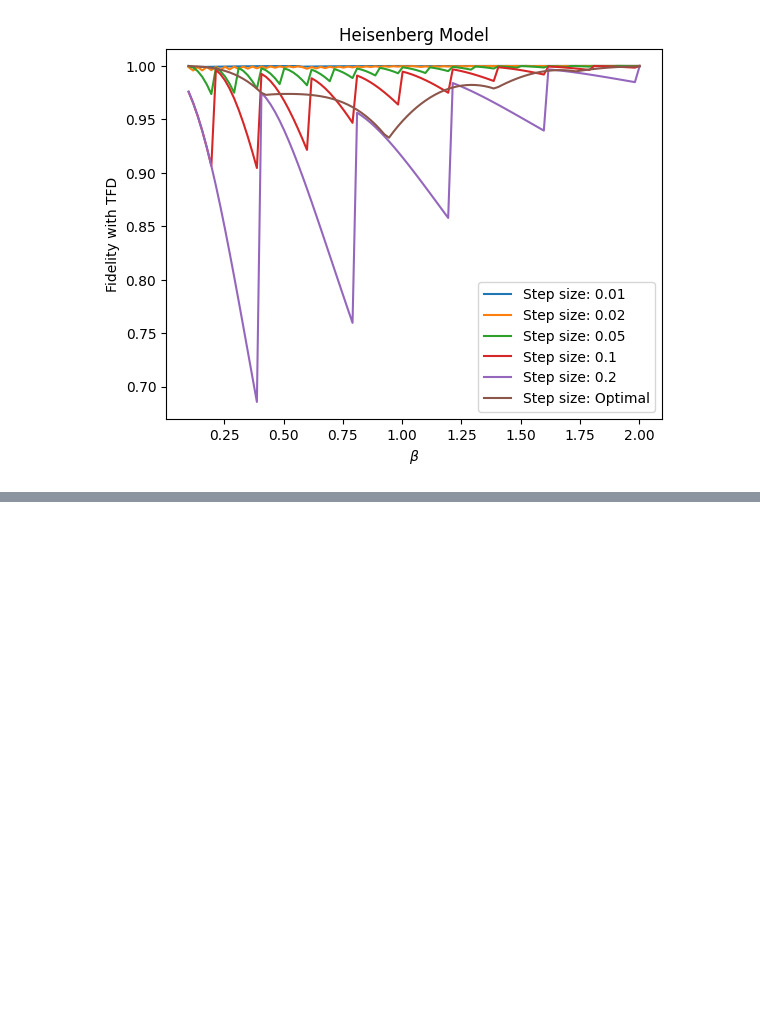
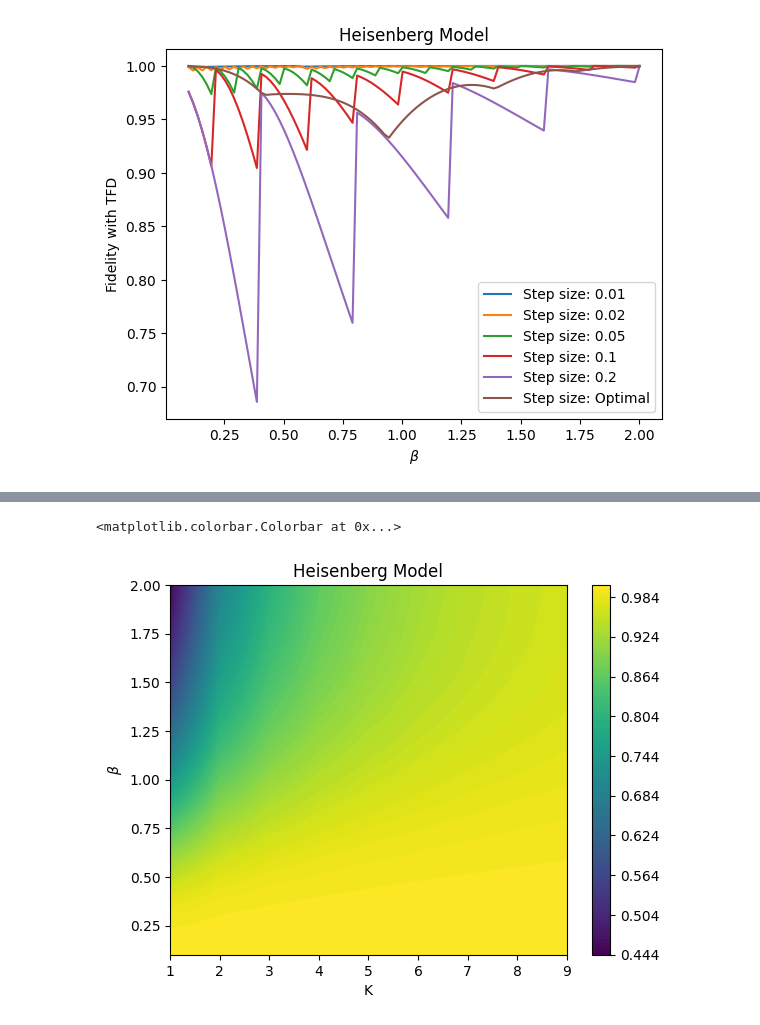
Before and after one commit to wrightjandrew/Master-Project, a Jupyter notebook: TFD.ipynb, the cells around one changed output, grey strips where cells are left out. Drawn from its saved outputs; the diff is of its cells as text; code cells hidden in the pictures; blank space fills up the shorter version.

Commit message:
added optimizations of step size for DBQOTE

```diff
--- a/TFD.ipynb
+++ b/TFD.ipynb
@@ -563,26 +563,23 @@ plt.show()
 [Qibo 0.2.16|WARNING|2025-02-24 13:27:14]: Calculating the dense form of a symbolic Hamiltonian. This operation is memory inefficient.
 [figure]
 # %%
-beta = np.linspace(0.1, 2, 20)
+beta = np.linspace(0.1, 2, 50)
 K = np.arange(1, 10)
-nqubits = 3
-H_def = sum([Z(x)*Z(x+1) + X(x)*X(x+1) + Y(x)*Y(x+1)   for x in range(nqubits-1)])
+nqubits = 4
+H_def = sum([Z(x)*Z(x+1) + X(x)*X(x+1) + Y(x)*Y(x+1)  for x in range(nqubits-1)])
 H = hamiltonians.SymbolicHamiltonian(H_def).matrix
 H = np.kron(H,np.eye(2**nqubits))
 fidelity = np.empty((len(beta),len(K)))
 
 for i in range(len(beta)):
     for j in range(len(K)):
-        fidelity[i,j]  = thermalStatePropBest(beta[i], H, nqubits, "DBI", stepSize[j])
-
+        fidelity[i,j]  = thermalStatePrepBest(beta[i], H, nqubits, "DBI", K[j])
 
 
 plt.figure()
 plt.title('Heisenberg Model')
-for j in range(len(stepSize)):
-    plt.plot(beta, fidelityDBI[:,j], label = 'Step size: '+str(stepSize[j]))
-plt.plot(beta, fidelityDBI[:,-1], label = 'Step size: Optimal')
-plt.xlabel(r'$\beta$')
-plt.ylabel('Fidelity with TFD')
-plt.legend()
-plt.show()
+plt.contourf(K, beta, fidelity, levels=100)
+plt.ylabel(r'$\beta$')
+plt.xlabel('K')
+plt.colorbar()
+# %% [output]
@@ -588,0 +588,2 @@ plt.show()
+<matplotlib.colorbar.Colorbar at 0x...>
+[figure, added]
```
Also changed, not shown: parts of 4 cells of this notebook, 1 other file.
